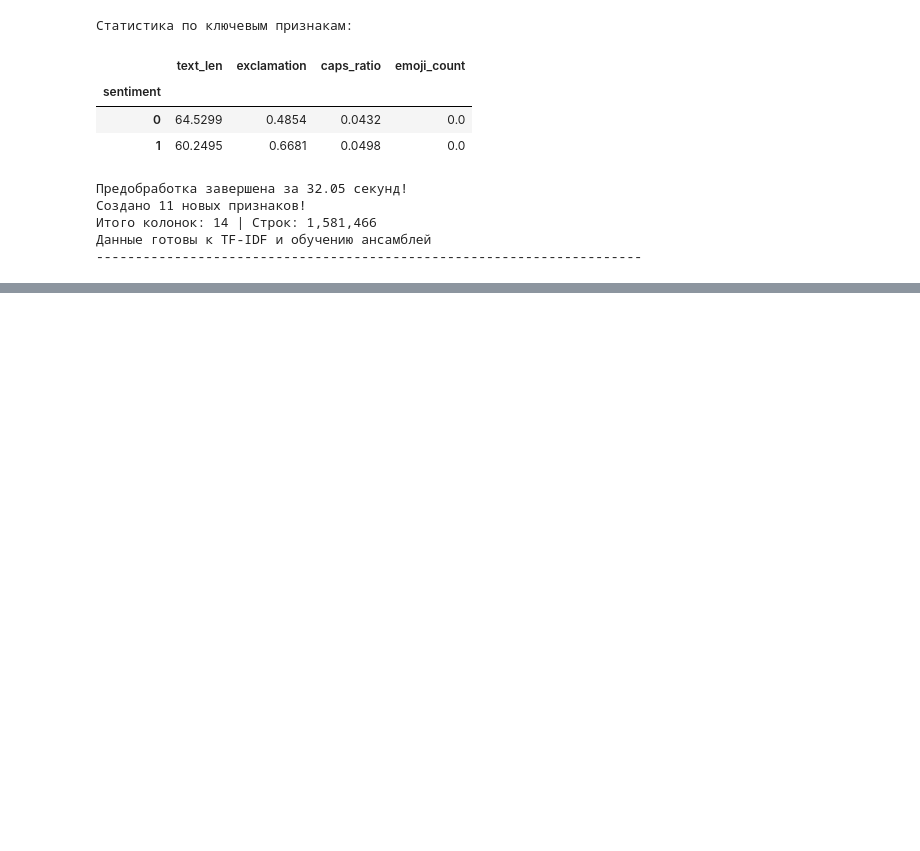
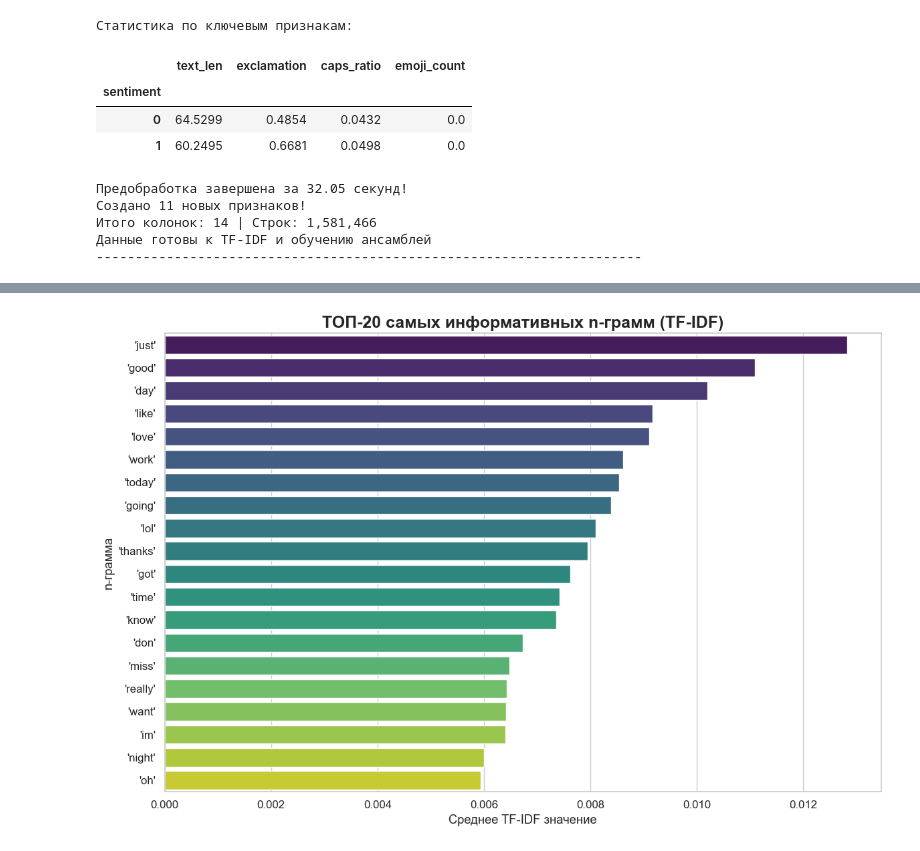
Before and after one commit to Slavik993/KR_MO_Shebanov, a Jupyter notebook: Analiz_messages_socialmedia.ipynb, the cells around one changed output, grey strips where cells are left out. Saved outputs shown, nothing was run; the diff lists cells and outputs as text; code cells hidden in the pictures; blank space fills up the shorter version.

Commit message:
Векторизация

```diff
--- a/Analiz_messages_socialmedia.ipynb
+++ b/Analiz_messages_socialmedia.ipynb
@@ -397,0 +400,81 @@ print("-"*70)
+# %%
+print("\n" + "="*75)
+print("4. TF-IDF ВЕКТОРИЗАЦИЯ")
+print("="*75)
+print(f"Обрабатка {len(df):,} твитов → это ~2.5 GB в RAM.")
+print()
+
+start_vectorize = time.time()
+
+# 4.1 TF-IDF
+print("Запуск TF-IDF с оптимальными параметрами")
+tfidf = TfidfVectorizer(
+ max_features=25000,
+ ngram_range=(1, 4),
+ stop_words='english',
+ lowercase=True,
+ strip_accents='unicode',
+ min_df=2,
+ max_df=0.95,
+ norm='l2',
+ sublinear_tf=True,
+ smooth_idf=True,
+ use_idf=True
+)
+
+print(" → fit_transform на 1.58M твитов... (это займёт ~2-3 минуты)")
+X_text = tfidf.fit_transform(df['clean_text'])
+
+print(f" → Создано {X_text.shape[1]:,} TF-IDF признаков!")
+print(f" → Размер разреженной матрицы: {X_text.shape}")
+print(f" → Память: {X_text.data.nbytes / 1024**3:.2f} GB")
+
+# 4.2 ДОБАВЛЯЕМ ВСЕ 10 ENGINEERED-ПРИЗНАКОВ (из прошлого блока!)
+print("\nДобавление 10 мощных engineered-признаков в матрицу...")
+numeric_features = [
+ 'text_len', 'word_count', 'exclamation', 'question',
+ 'caps_ratio', 'has_hashtag', 'has_mention', 'has_url',
+ 'punctuation_ratio', 'emoji_count'
+]
+
+X_num = df[numeric_features].astype('float32').values
+
+print(f" → Числовых признаков: {len(numeric_features)}")
+print(f" → Итоговый размер до объединения: X_text={X_text.shape}, X_num=({X_num.shape[0]}, {X_num.shape[1]})")
+
+# 4.3 ОБЪЕДИНЕНИЕ (hstack) — с замерами памяти
+from scipy.sparse import hstack, csr_matrix
+import numpy as np
+
+print(" → Объединение разреженной и плотной")
+X = hstack([X_text, csr_matrix(X_num)], format='csr')
+
+print(f" → ФИНАЛЬНАЯ МАТРИЦА ПРИЗНАКОВ: {X.shape}")
+print(f" → Всего признаков: {X.shape[1]:,} (TF-IDF + engineered)")
+print(f" → Плотность матрицы: {100 * X.nnz / (X.shape[0] * X.shape[1]):.4f}%")
+
+# 4.4 ЦЕЛЕВАЯ ПЕРЕМЕННАЯ
+y = df['sentiment'].values
+print(f" → Размер y: {y.shape}")
+
+# 4.5 ВИЗУАЛИЗАЦИЯ: топ-20 самых важных n-грамм
+print("\nТОП-20 самых важных n-грамм (по среднему TF-IDF):")
+feature_names = np.array(tfidf.get_feature_names_out())
+tfidf_means = np.array(X_text.mean(axis=0)).flatten()
+top_indices = tfidf_means.argsort()[-20:][::-1]
+
+plt.figure(figsize=(12, 8))
+sns.barplot(x=tfidf_means[top_indices], y=[f"'{feature_names[i]}'" for i in top_indices], palette='viridis')
+plt.title('ТОП-20 самых информативных n-грамм (TF-IDF)', fontsize=18, fontweight='bold')
+plt.xlabel('Среднее TF-IDF значение')
+plt.ylabel('n-грамма')
+plt.tight_layout()
+plt.show()
+
+# 4.6 ФИНАЛЬНАЯ СТАТИСТИКА
+vectorize_time = time.time() - start_vectorize
+print(f"\nВектори зация завершена за {vectorize_time/60:.2f} минут!")
+print(f"Итого признаков на один твит: {X.shape[1]:,}")
+print("Матрица готова к ансамблям! XGBoost, CatBoost, Stacking")
+print("-"*75)
+# %% [output]
@@ -397,0 +498 @@ print("-"*70)
+[figure, added]
```
Also changed, not shown: parts of 3 cells of this notebook.
